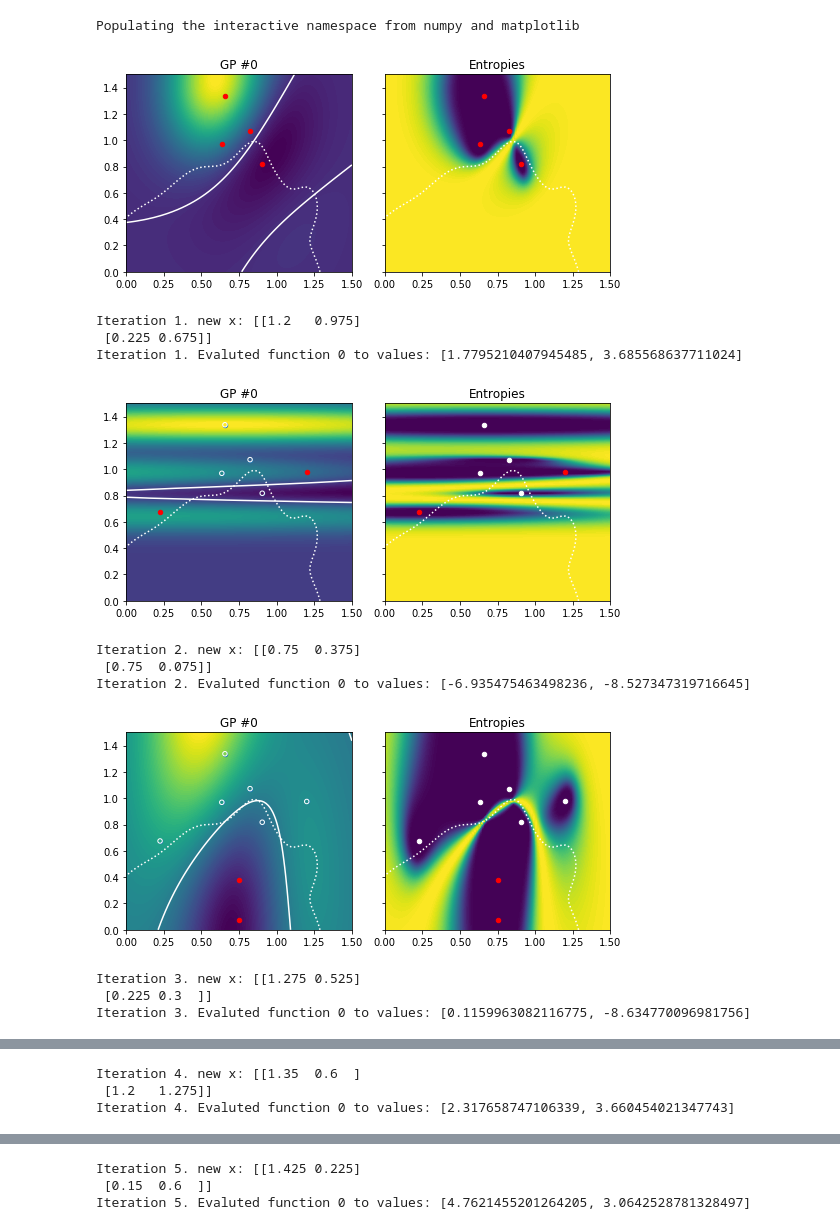
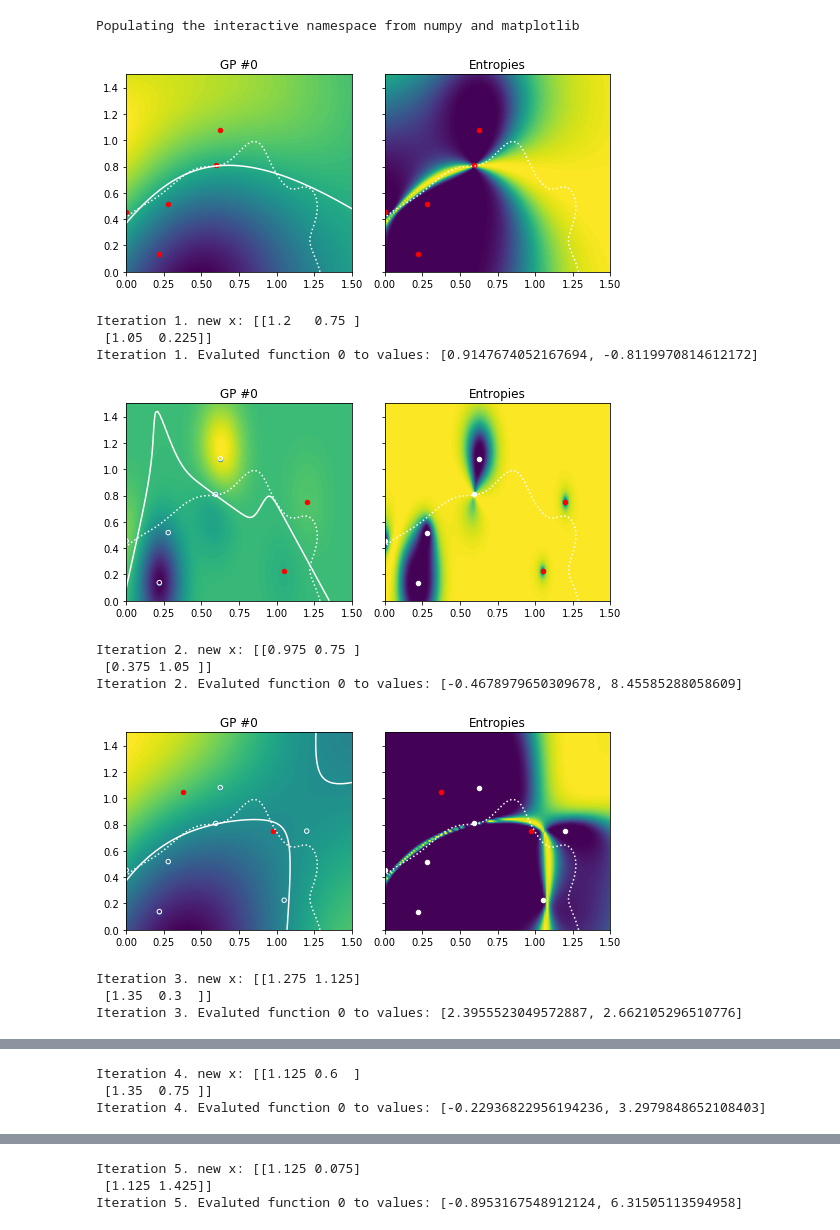
Before and after one commit to lukasheinrich/hep-faas, a Jupyter notebook: blackboxdriver/BlackBox.ipynb, the cells around one changed output, grey strips where cells are left out. Drawn from its saved outputs; the diff is of its cells as text; code cells hidden in the pictures.

```diff
--- a/blackboxdriver/BlackBox.ipynb
+++ b/blackboxdriver/BlackBox.ipynb
@@ -13,7 +13,7 @@ np.warnings.filterwarnings('ignore')
 # %% [output]
 Populating the interactive namespace from numpy and matplotlib
 # %%
-truth0 = lambda X: requests.get('http://gateway.openfaas.svc.cluster.local:8080/function/yield', data = json.dumps({"X": X.tolist()})).json()
+blackbox = lambda X: requests.get('http://gateway.openfaas.svc.cluster.local:8080/function/blackboxfunc', data = json.dumps({"X": X.tolist()})).json()
 
 class scan(object):
     def __init__(self, functions):
@@ -30,52 +30,47 @@ class scan(object):
         self.meanG = utils.mgrid(self.mean_rangedef)
         self.meanX = utils.mesh2points(self.meanG,self.mean_rangedef[:,2])
 
-        self.thresholds = [0]
+        self.thresholds = [0.0]
     def invalid_region(self,X):
         return np.zeros(X.shape[0], dtype = 'bool')
 # %%
-N_INIT  = 4
+N_INIT  = 5
 N_BATCH = 2
-scandetails = scan([truth0])
-X,y_list,gps = optimize.init(scandetails, seed = 0, n_init=N_INIT)
+N_UPDATES = 15
+scandetails = scan([blackbox])
+X,y_list,gps = optimize.init(scandetails, seed = 1, n_init=N_INIT)
 
-N_UPDATES = 15
 
-def plot_and_save(workdir, index, *args,**kwargs):
+def show(*args,**kwargs):
     fig, axarr = plt.subplots(1, 2, sharey=True)
     fig.set_size_inches(7.5, 3.5)
-    plt.title('Iteration {}'.format(index))
     plots.plot(axarr,gps,X,y_list,scandetails, **kwargs)
     plt.tight_layout()
-    plt.savefig(os.path.join(workdir,'update_{}.png'.format(str(index).zfill(3))), bbox_inches = 'tight')
     plt.show()
 
-workdir = datetime.datetime.now().strftime('%Y-%m-%d-%H-%M-%S-2dmulti')
-os.mkdir(workdir)
-index = 0
-plot_and_save(workdir, index, gps,X,y_list,scandetails, batchsize = N_INIT)
+show(gps,X,y_list,scandetails, batchsize = N_INIT)
 for index in range(1,N_UPDATES+1):
     newx, acqvals = optimize.gridsearch(gps, X, scandetails, batchsize=N_BATCH)
 
     print('Iteration {}. new x: {}'.format(index, newx))
     newys_list = [func(newx) for func in scandetails.truth_functions]
     for i,newys in enumerate(newys_list):
         print('Iteration {}. Evaluted function {} to values: {}'.format(index, i,newys))
         y_list[i] = np.concatenate([y_list[i],newys])
     X = np.concatenate([X,newx])
 
     gps = [get_gp(X,y_list[i]) for i in range(len(scandetails.truth_functions))]
-    plot_and_save(workdir, index, gps,X,y_list,scandetails, batchsize=N_BATCH)
+    show(gps,X,y_list,scandetails, batchsize=N_BATCH)
 # %% [output]
-[figure, old version]
+[figure, new version]
-Iteration 1. new x: [[1.2   0.975]
- [0.225 0.675]]
-Iteration 1. Evaluted function 0 to values: [1.7795210407945485, 3.685568637711024]
+Iteration 1. new x: [[1.2   0.75 ]
+ [1.05  0.225]]
+Iteration 1. Evaluted function 0 to values: [0.9147674052167694, -0.8119970814612172]
-[figure, old version]
+[figure, new version]
-Iteration 2. new x: [[0.75  0.375]
- [0.75  0.075]]
-Iteration 2. Evaluted function 0 to values: [-6.935475463498236, -8.527347319716645]
+Iteration 2. new x: [[0.975 0.75 ]
+ [0.375 1.05 ]]
+Iteration 2. Evaluted function 0 to values: [-0.4678979650309678, 8.45585288058609]
-[figure, old version]
+[figure, new version]
-Iteration 3. new x: [[1.275 0.525]
- [0.225 0.3  ]]
-Iteration 3. Evaluted function 0 to values: [0.1159963082116775, -8.634770096981756]
+Iteration 3. new x: [[1.275 1.125]
+ [1.35  0.3  ]]
+Iteration 3. Evaluted function 0 to values: [2.3955523049572887, 2.662105296510776]
@@ -83,3 +78,3 @@ Iteration 3. Evaluted function 0 to values: [0.1159963082116775, -8.634770096981
-Iteration 4. new x: [[1.35  0.6  ]
- [1.2   1.275]]
-Iteration 4. Evaluted function 0 to values: [2.317658747106339, 3.660454021347743]
+Iteration 4. new x: [[1.125 0.6  ]
+ [1.35  0.75 ]]
+Iteration 4. Evaluted function 0 to values: [-0.22936822956194236, 3.2979848652108403]
@@ -87,3 +82,3 @@ Iteration 4. Evaluted function 0 to values: [2.317658747106339, 3.66045402134774
-Iteration 5. new x: [[1.425 0.225]
- [0.15  0.6  ]]
-Iteration 5. Evaluted function 0 to values: [4.7621455201264205, 3.0642528781328497]
+Iteration 5. new x: [[1.125 0.075]
+ [1.125 1.425]]
+Iteration 5. Evaluted function 0 to values: [-0.8953167548912124, 6.31505113594958]
```
Also changed, not shown: parts of 2 cells of this notebook, 1 other file.
